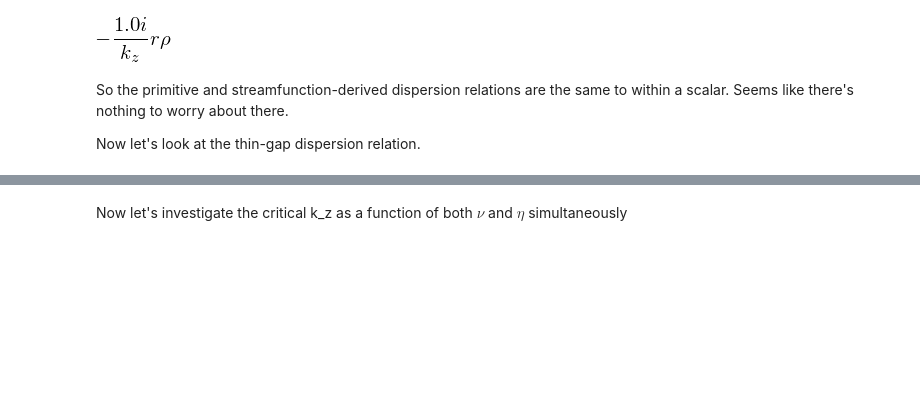
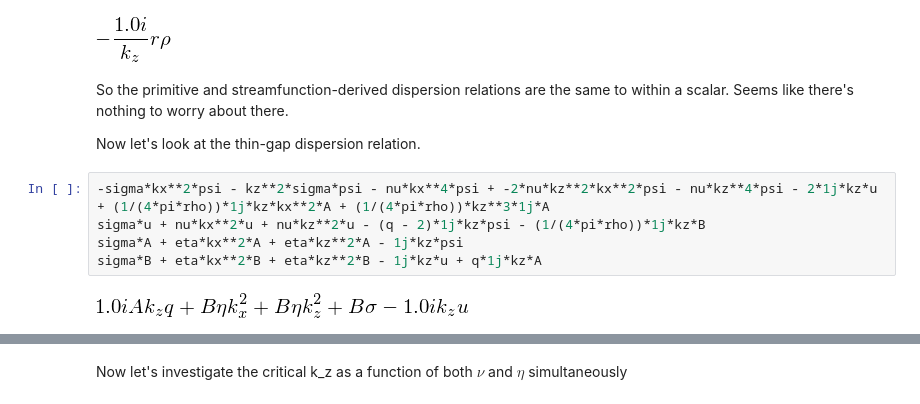
Before and after one commit to jsoishi/weakly_nonlinear_mri, a Jupyter notebook: python/widegap/Widegap dispersion relation.ipynb, the cells around one changed output, grey strips where cells are left out. Cells and saved outputs as stored; diff of their text form; blank space fills up the shorter version.

```diff
--- a/python/widegap/Widegap dispersion relation.ipynb
+++ b/python/widegap/Widegap dispersion relation.ipynb
@@ -398,3 +404,10 @@ simplify((disp.subs(kr, 0))/disp_primitive).collect(sigma)
 So the primitive and streamfunction-derived dispersion relations are the same to within a scalar. Seems like there's nothing to worry about there.
 
 Now let's look at the thin-gap dispersion relation.
+# %%
+-sigma*kx**2*psi - kz**2*sigma*psi - nu*kx**4*psi + -2*nu*kz**2*kx**2*psi - nu*kz**4*psi - 2*1j*kz*u + (1/(4*pi*rho))*1j*kz*kx**2*A + (1/(4*pi*rho))*kz**3*1j*A
+sigma*u + nu*kx**2*u + nu*kz**2*u - (q - 2)*1j*kz*psi - (1/(4*pi*rho))*1j*kz*B
+sigma*A + eta*kx**2*A + eta*kz**2*A - 1j*kz*psi
+sigma*B + eta*kx**2*B + eta*kz**2*B - 1j*kz*u + q*1j*kz*A
+# %% [output]
+[figure, added]
```
Also changed, not shown: parts of 14 cells of this notebook, 1 other file.
